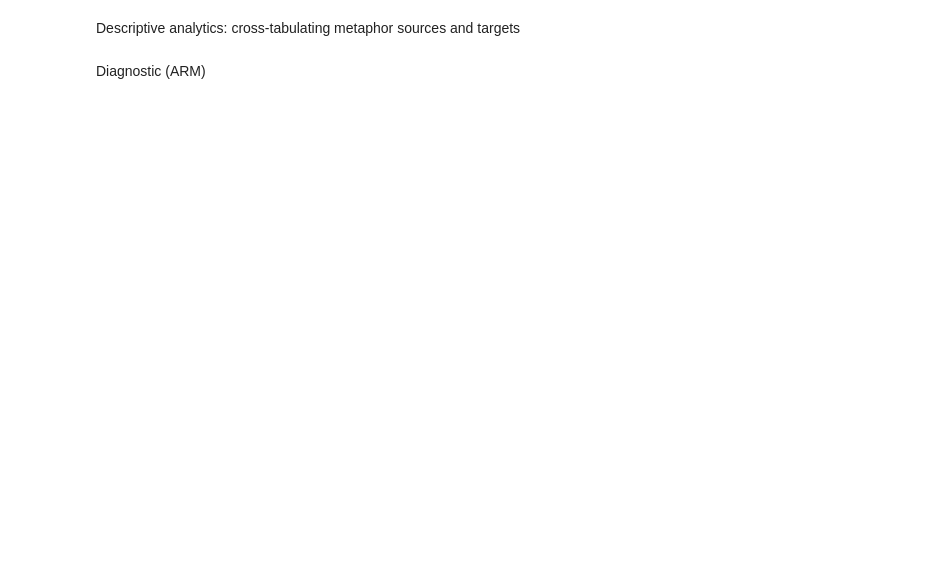
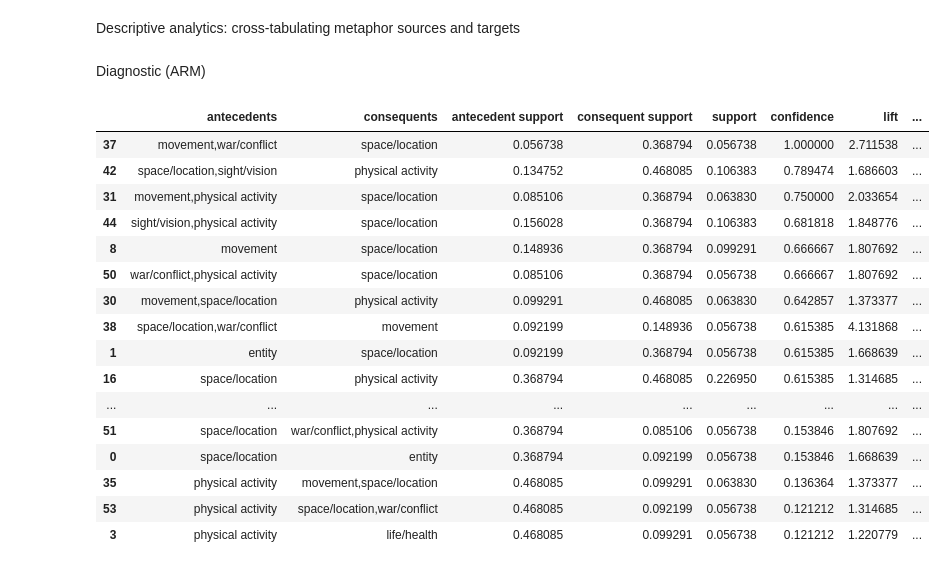
Before and after one commit to dennistay1981/Resources, a Jupyter notebook: Code and data in publications/Chapter: Data science approaches to metaphor and mental health/Data_science_approaches_to_mental_health.ipynb, the cells around one changed output. Drawn from its saved outputs; the diff is of its cells as text; code cells hidden in the pictures; blank space fills up the shorter version.

```diff
--- a/Code and data in publications/Chapter: Data science approaches to metaphor and mental health/Data_science_approaches_to_mental_health.ipynb
+++ b/Code and data in publications/Chapter: Data science approaches to metaphor and mental health/Data_science_approaches_to_mental_health.ipynb
@@ -60,7 +60,7 @@ Diagnostic (ARM)
 #Import Python libraries
 import pandas as pd
 from mlxtend.preprocessing import TransactionEncoder
-from mlxtend.frequent_patterns import association_rules
+from mlxtend.frequent_patterns import association_rules, apriori
 
 #Import data
 data = pd.read_csv('https://raw.githubusercontent.com/dennistay1981/Resources/refs/heads/main/Code%20and%20data%20in%20publications/Chapter%3A%20Data%20science%20approaches%20to%20metaphor%20and%20mental%20health/Diagnostic1.csv')
@@ -69,41 +69,68 @@ data = pd.read_csv('https://raw.githubusercontent.com/dennistay1981/Resources/re
 data_ASD = data.loc[data['ASD']=='Y']
 data_NASD = data.loc[data['ASD']=='N']
 
-
-#convert transaction data into lists
+#convert transactions into lists: one for ASD, one for Non-ASD, and one for the overall dataset
 transactions_ASD = data_ASD['sources'].apply(lambda t: t.split(','))
 transactions_NASD = data_NASD['sources'].apply(lambda t: t.split(','))
+transactions_all = data['sources'].apply(lambda t: t.split(','))
 
 # Instantiate transaction encoder and identify unique items in transactions
 encoder = TransactionEncoder().fit(transactions_ASD)
 encoder2 = TransactionEncoder().fit(transactions_NASD)
+encoder3 = TransactionEncoder().fit(transactions_all)
+
 
 # One-hot encode transactions
 onehot_ASD = encoder.transform(transactions_ASD)
 onehot_NASD = encoder2.transform(transactions_NASD)
+onehot_all = encoder3.transform(transactions_all)
 
 # Convert one-hot encoded data to DataFrame
 onehot_ASD = pd.DataFrame(onehot_ASD, columns = encoder.columns_)
 onehot_NASD = pd.DataFrame(onehot_NASD, columns = encoder2.columns_)
+onehot_all = pd.DataFrame(onehot_all, columns = encoder3.columns_)
+
 
 # Compute frequent itemsets using the Apriori algorithm
 # i.e. what are the items (max length 3) that (jointly) appear in at least 5% of transactions
 frequent_itemsets_ASD = apriori(onehot_ASD, min_support = 0.05, max_len = 3, use_colnames = True)  #minimum support value, maximum itemset length to be retained
 frequent_itemsets_NASD = apriori(onehot_NASD, min_support = 0.05, max_len = 3, use_colnames = True)
-
+frequent_itemsets_all = apriori(onehot_all, min_support = 0.05, max_len = 3, use_colnames = True)
 
 # Compute all association rules for frequent_itemsets,
 # limiting only to rules with support > 0.05
 # i.e. both antecedent and consequent items jointly appear in at least 5% of transactions
 rules_ASD = association_rules(frequent_itemsets_ASD, metric = "support", min_threshold = 0.05)
 rules_NASD = association_rules(frequent_itemsets_NASD, metric = "support", min_threshold = 0.05)
+rules_all = association_rules(frequent_itemsets_all, metric = "support", min_threshold = 0.05)
 
 # Replace frozen sets with strings
 rules_ASD['antecedents'] = rules_ASD['antecedents'].apply(lambda a: ','.join(list(a)))
 rules_ASD['consequents'] = rules_ASD['consequents'].apply(lambda a: ','.join(list(a)))
 rules_NASD['antecedents'] = rules_NASD['antecedents'].apply(lambda a: ','.join(list(a)))
 rules_NASD['consequents'] = rules_NASD['consequents'].apply(lambda a: ','.join(list(a)))
+rules_all['antecedents'] = rules_all['antecedents'].apply(lambda a: ','.join(list(a)))
+rules_all['consequents'] = rules_all['consequents'].apply(lambda a: ','.join(list(a)))
 
 # Sort rules by confidence, then lift, then support in descending order
 rules_ASD = rules_ASD.sort_values(['confidence', 'lift', 'support'], ascending=[False, False, False])
 rules_NASD = rules_NASD.sort_values(['confidence', 'lift', 'support'], ascending=[False, False, False])
+rules_all = rules_all.sort_values(['confidence', 'lift', 'support'], ascending=[False, False, False])
+# %% [output]
+|  | antecedents | consequents | antecedent support | consequent support | support | confidence | lift | ... |
+| 37 | movement,war/conflict | space/location | 0.056738 | 0.368794 | 0.056738 | 1.000000 | 2.711538 | ... |
+| 42 | space/location,sight/vision | physical activity | 0.134752 | 0.468085 | 0.106383 | 0.789474 | 1.686603 | ... |
+| 31 | movement,physical activity | space/location | 0.085106 | 0.368794 | 0.063830 | 0.750000 | 2.033654 | ... |
+| 44 | sight/vision,physical activity | space/location | 0.156028 | 0.368794 | 0.106383 | 0.681818 | 1.848776 | ... |
+| 8 | movement | space/location | 0.148936 | 0.368794 | 0.099291 | 0.666667 | 1.807692 | ... |
+| 50 | war/conflict,physical activity | space/location | 0.085106 | 0.368794 | 0.056738 | 0.666667 | 1.807692 | ... |
+| 30 | movement,space/location | physical activity | 0.099291 | 0.468085 | 0.063830 | 0.642857 | 1.373377 | ... |
+| 38 | space/location,war/conflict | movement | 0.092199 | 0.148936 | 0.056738 | 0.615385 | 4.131868 | ... |
+| 1 | entity | space/location | 0.092199 | 0.368794 | 0.056738 | 0.615385 | 1.668639 | ... |
+| 16 | space/location | physical activity | 0.368794 | 0.468085 | 0.226950 | 0.615385 | 1.314685 | ... |
+| ... | ... | ... | ... | ... | ... | ... | ... | ... |
+| 51 | space/location | war/conflict,physical activity | 0.368794 | 0.085106 | 0.056738 | 0.153846 | 1.807692 | ... |
+| 0 | space/location | entity | 0.368794 | 0.092199 | 0.056738 | 0.153846 | 1.668639 | ... |
+| 35 | physical activity | movement,space/location | 0.468085 | 0.099291 | 0.063830 | 0.136364 | 1.373377 | ... |
+| 53 | physical activity | space/location,war/conflict | 0.468085 | 0.092199 | 0.056738 | 0.121212 | 1.314685 | ... |
+| 3 | physical activity | life/health | 0.468085 | 0.099291 | 0.056738 | 0.121212 | 1.220779 | ... |
```
